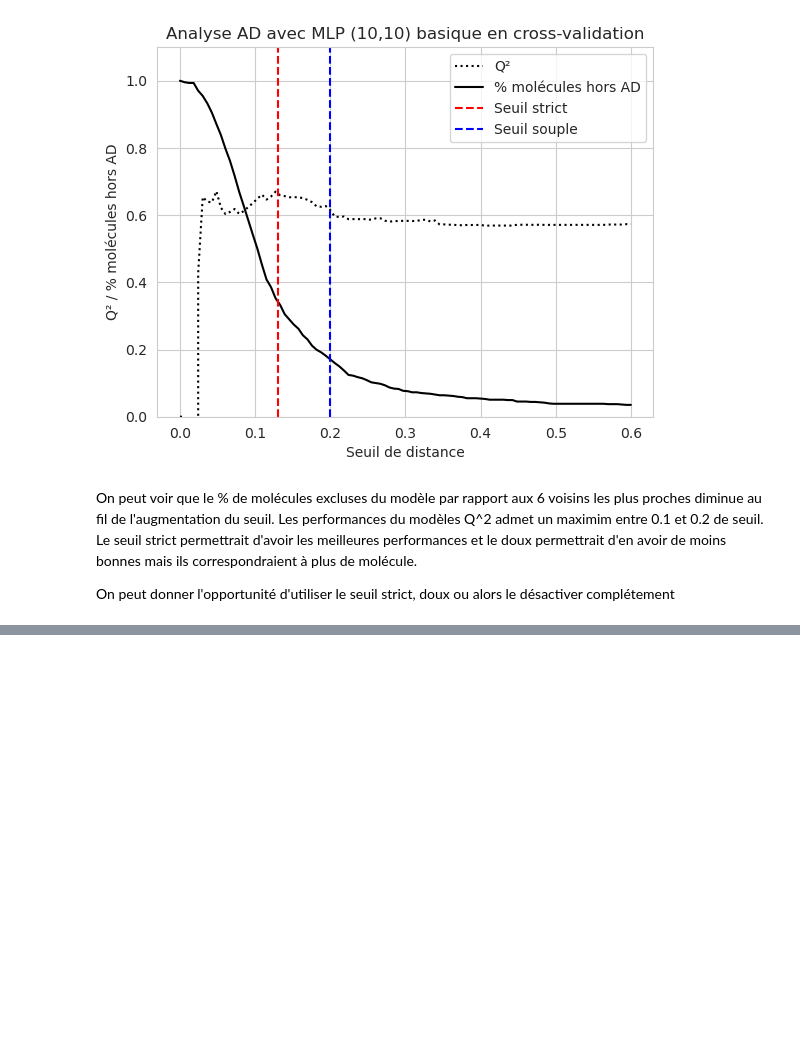
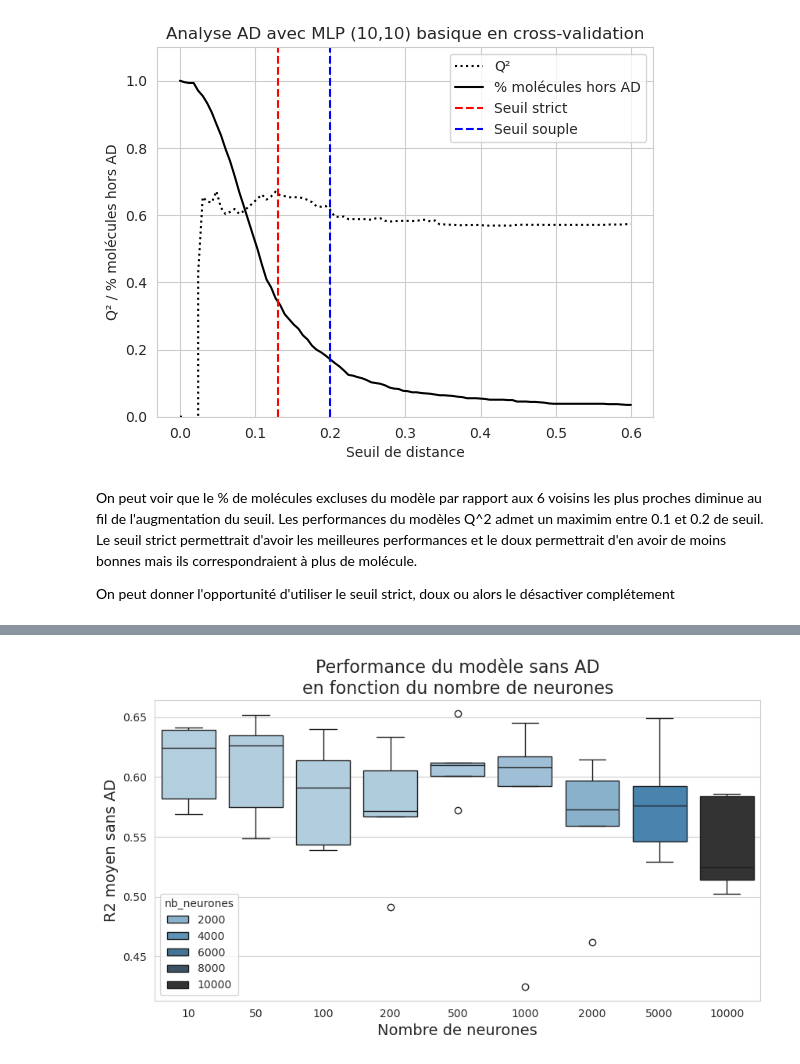
Before and after one commit to Edmondbrn/projet_IA_QSAR, a Jupyter notebook: regression_MLP.ipynb, the cells around one changed output, grey strips where cells are left out. Cells and saved outputs as stored; diff of their text form; code cells hidden in the pictures; blank space fills up the shorter version.

```diff
--- a/regression_MLP.ipynb
+++ b/regression_MLP.ipynb
@@ -188,0 +291,9 @@ for i, T in enumerate(total_neurones):
+# %%
+qu.boxplot_perf(df_final,
+                "nb_neurones",
+                "r2_noAD",
+                "Nombre de neurones",
+                "R2 moyen sans AD",
+                "Performance du modèle sans AD\nen fonction du nombre de neurones")
+# %% [output]
+[figure, added]
```
Also changed, not shown: parts of 28 cells of this notebook, 7 other files.
